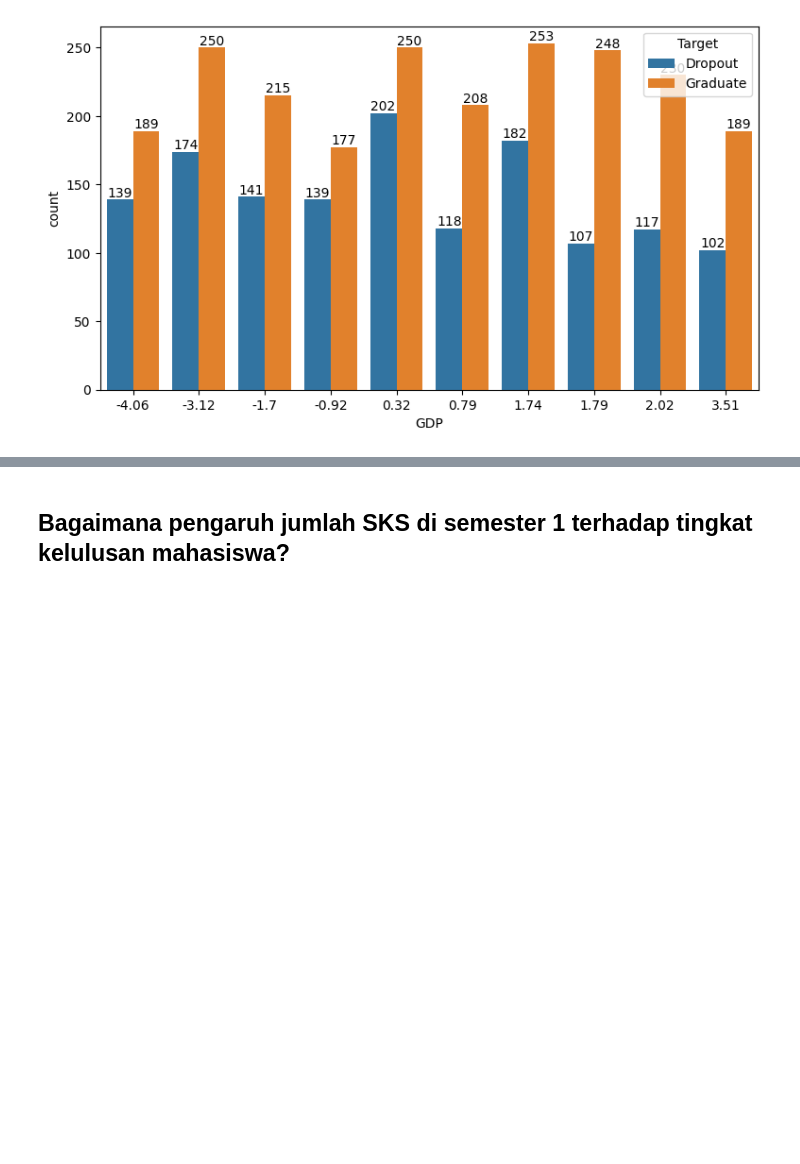
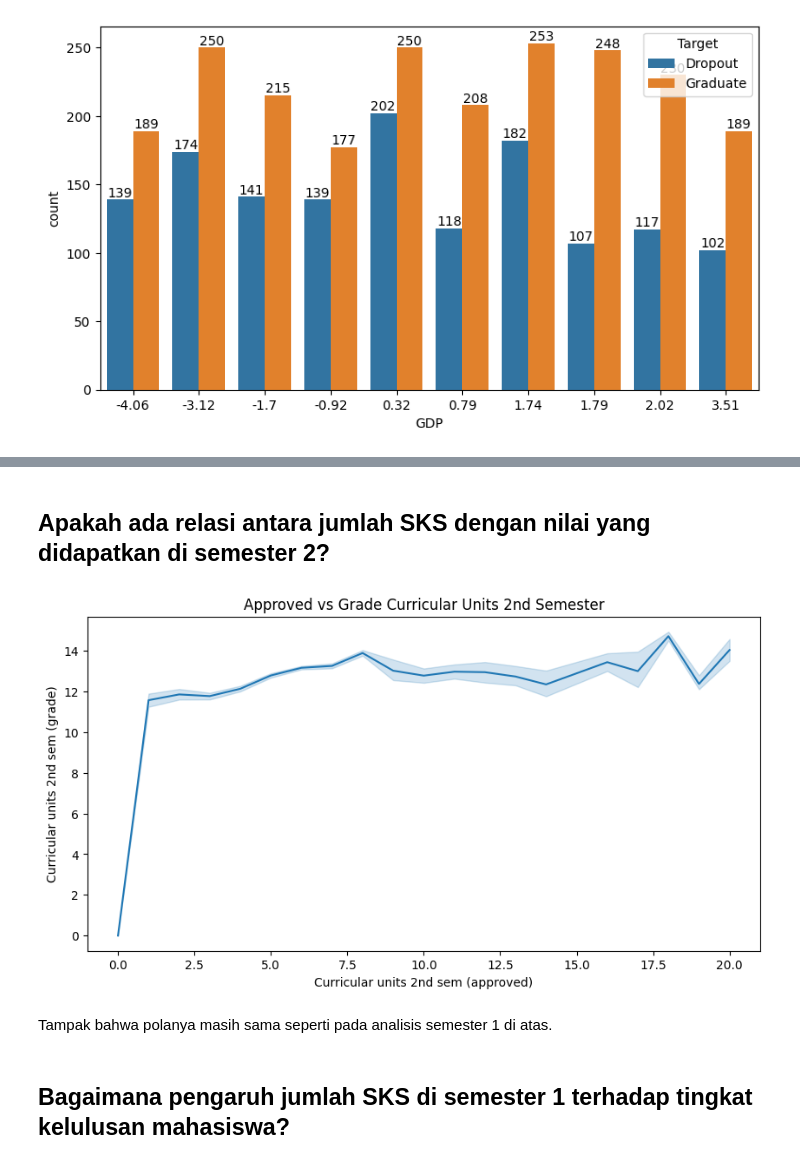
Before and after one commit to NandoAACF/Student-Dropout-Prediction, a Jupyter notebook: EDA_Notebook.ipynb, the cells around one changed output, grey strips where cells are left out. Drawn from its saved outputs; the diff is of its cells as text; code cells hidden in the pictures; blank space fills up the shorter version.

```diff
--- a/EDA_Notebook.ipynb
+++ b/EDA_Notebook.ipynb
@@ -162,3 +213,15 @@ plt.show()
+# %% [markdown]
+## **Apakah ada relasi antara jumlah SKS dengan nilai yang didapatkan di semester 2?**
+# %%
+plt.figure(figsize=(10, 5))
+ax = sns.lineplot(data=df, x='Curricular units 2nd sem (approved)', y='Curricular units 2nd sem (grade)')
+
+plt.title('Approved vs Grade Curricular Units 2nd Semester')
+plt.show()
+# %% [output]
+[figure, added]
+# %% [markdown]
+Tampak bahwa polanya masih sama seperti pada analisis semester 1 di atas.
 # %% [markdown]
 ## **Bagaimana pengaruh jumlah SKS di semester 1 terhadap tingkat kelulusan mahasiswa?**
 # %%
```
Also changed, not shown: parts of 35 cells of this notebook, 2 other files.
